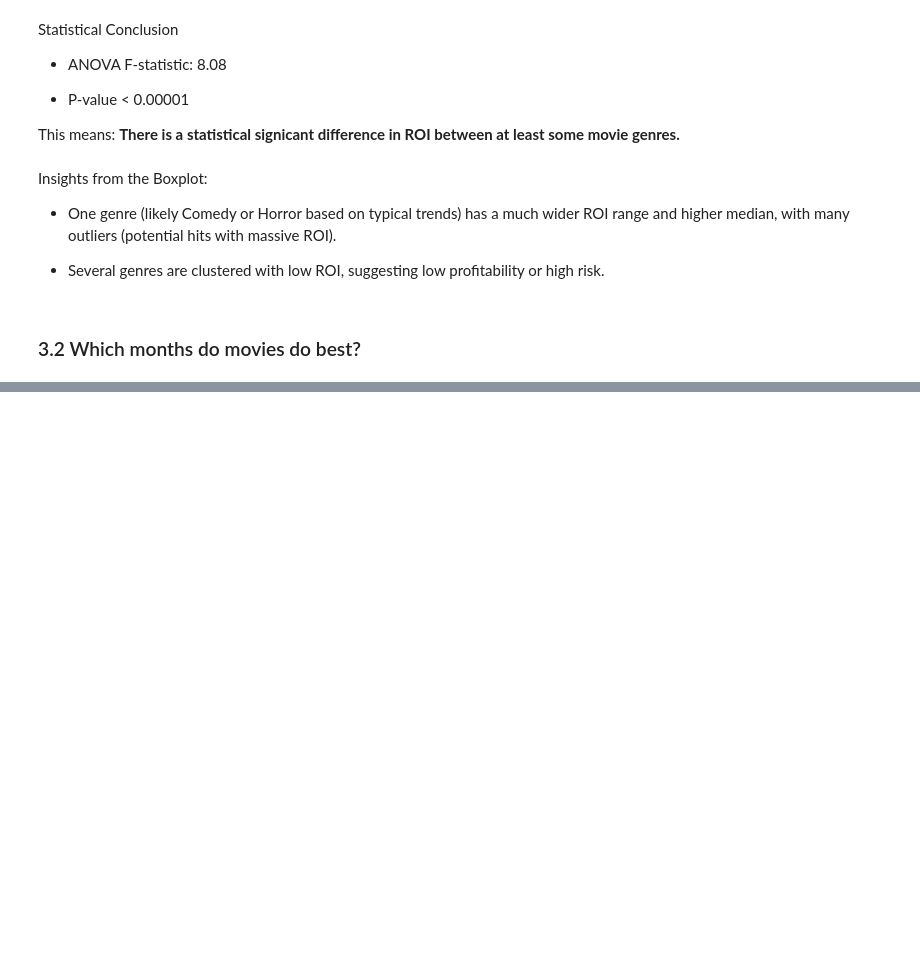
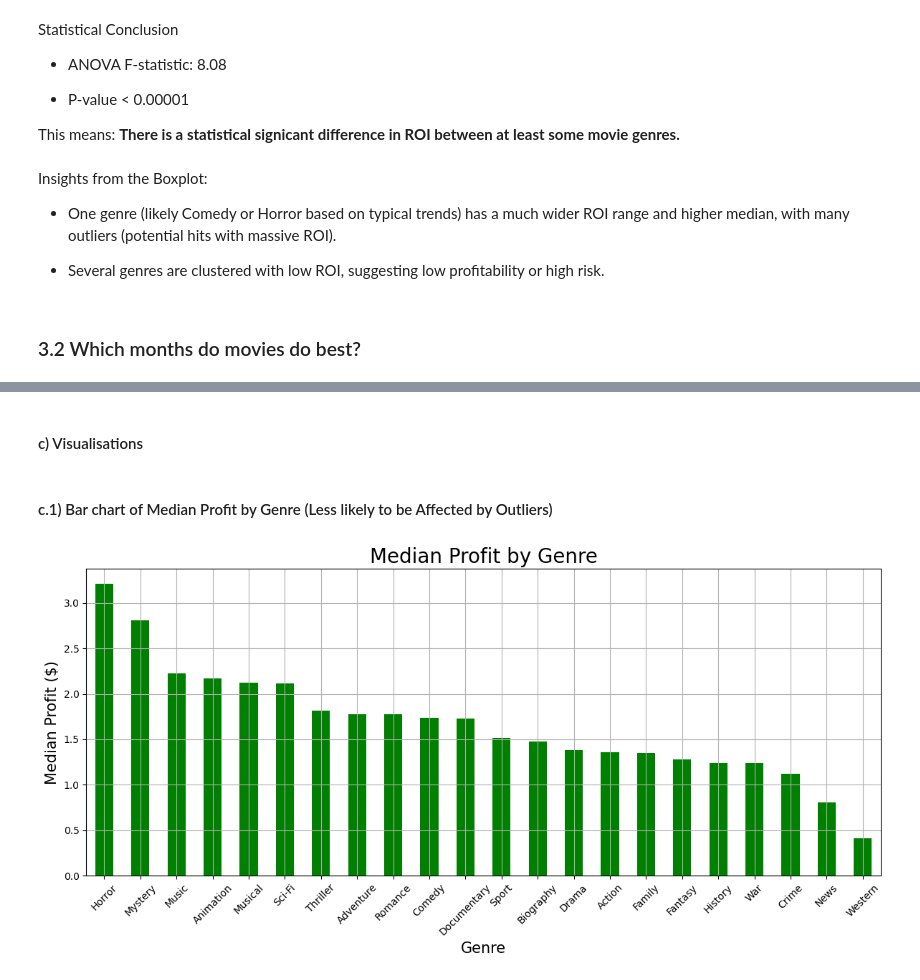
Before and after one commit to tingly-amua/Box-Office-Movie-Analysis, a Jupyter notebook: project.ipynb, the cells around one changed output, grey strips where cells are left out. Saved outputs shown, nothing was run; the diff lists cells and outputs as text; code cells hidden in the pictures; blank space fills up the shorter version.

Commit message:
Analyse genre trends in relation to profitability

```diff
--- a/project.ipynb
+++ b/project.ipynb
@@ -536,0 +600,8 @@ plt.show()
+# %%
+#clean and fill missing values before splitting
+full_df['genres'] = full_df['genres'].fillna('Unknown')
+# %%
+#split the genres
+full_df['genres'] = full_df['genres'].fillna('').str.split(',')
+print(full_df['genres'].head())
+print(full_df['genres'].apply(len).describe())
@@ -536,0 +632,5 @@ plt.show()
+# %%
+#explode the genres
+full_df_exploded = full_df.explode('genres')
+print(full_df_exploded['genres'].isna().sum())
+print(full_df_exploded['genres'].unique())
@@ -536,0 +642,4 @@ plt.show()
+# %%
+#aggregate profit by genre
+genre_profit = full_df_exploded.groupby('genres')['ROI'].agg(['mean', 'median', 'count']).sort_values(by='mean', ascending=False)
+print(genre_profit)
@@ -536,0 +664,16 @@ plt.show()
+# %% [markdown]
+#### c) Visualisations
+# %% [markdown]
+#### c.1) Bar chart of Median Profit by Genre (Less likely to be Affected by Outliers)
+# %%
+plt.figure(figsize=(12, 6))
+genre_profit['median'].sort_values(ascending=False).plot(kind='bar', color='green')
+plt.title('Median Profit by Genre', size = 20)
+plt.ylabel('Median Profit ($)', size = 15)
+plt.xlabel('Genre', size = 15)
+plt.xticks(rotation=45)
+plt.tight_layout()
+plt.grid(True)
+plt.show()
+# %% [output]
+[figure, added]
```
Also changed, not shown: parts of 28 cells of this notebook.
